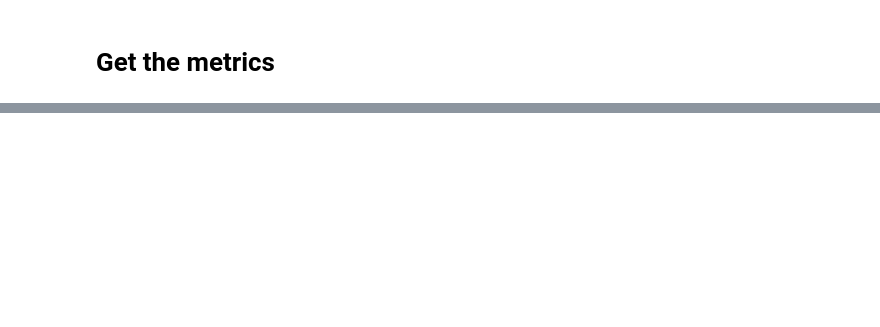
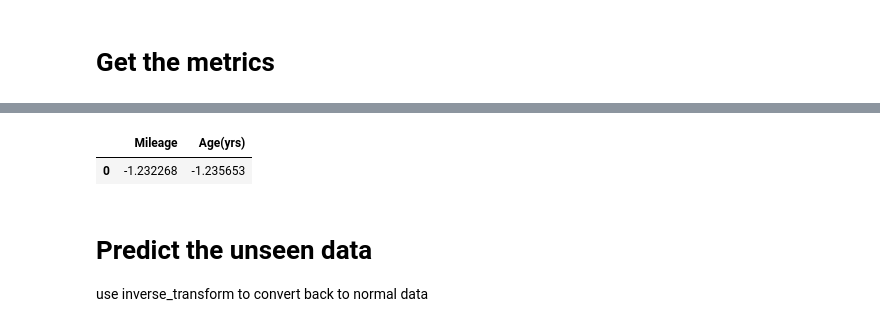
Before and after one commit to SBakthavachalam/Data-Science---Project, a Jupyter notebook: Deep_Learning_ANN_Simple_Car_Price_Datasets.ipynb, the cells around one changed output, grey strips where cells are left out. Drawn from its saved outputs; the diff is of its cells as text; code cells hidden in the pictures; blank space fills up the shorter version.

```diff
--- a/Deep_Learning_ANN_Simple_Car_Price_Datasets.ipynb
+++ b/Deep_Learning_ANN_Simple_Car_Price_Datasets.ipynb
@@ -163,0 +178,9 @@ print(meanabs)
+# %%
+new_data = StdScaller.transform(new_data)
+new_data
+# %% [output]
+|  | Mileage | Age(yrs) |
+| 0 | -1.232268 | -1.235653 |
+# %% [markdown]
+# Predict the unseen data
+use inverse_transform to convert back to normal data
```
Also changed, not shown: parts of 11 cells of this notebook.
